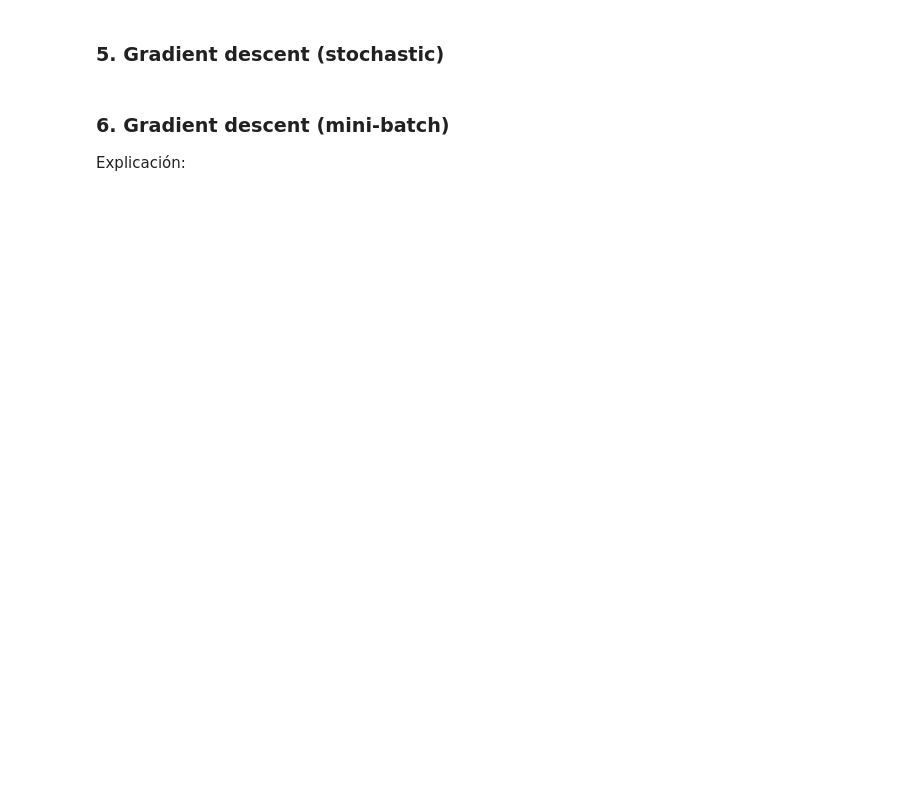
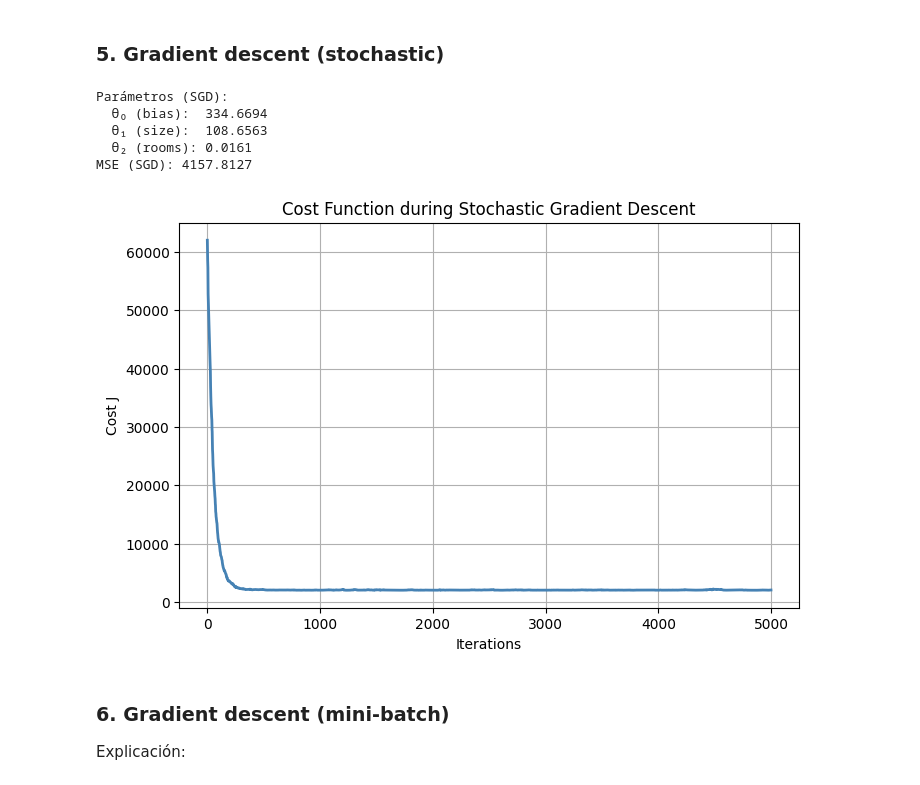
Before and after one commit to ddgant/Multivariate-Linear-Regression, a Jupyter notebook: Multivariate-linear-regression.ipynb, the cells around one changed output. Cells and saved outputs as stored; diff of their text form; code cells hidden in the pictures; blank space fills up the shorter version.

```diff
--- a/Multivariate-linear-regression.ipynb
+++ b/Multivariate-linear-regression.ipynb
@@ -328,3 +505,77 @@ Intercept: [340.41265957] | Coeficient: [array([109.44779647]), array([-6.578354
+# %%
+"""
+Stochastic GD is the extreme case: it uses exactly 1 sample per update.
+"""
+
+def stochastic_gradient_descent(X, y, alpha=0.01, n_iter=5000, random_state=42):
+    """
+    Implementa Stochastic Gradient Descent (SGD) para regresión lineal.
+    En cada iteración usa UN solo ejemplo aleatorio del dataset.
+
+    Args:
+        X            : Matriz de features con bias (n x p)
+        y            : Vector objetivo (n x 1)
+        alpha        : Tasa de aprendizaje
+        n_iter       : Número de iteraciones
+        random_state : Semilla para reproducibilidad
+    Returns:
+        theta        : Parámetros encontrados (p x 1)
+        history      : Historial del costo J (calculado sobre todo el dataset)
+    """
+    np.random.seed(random_state)         # Fijar semilla para reproducibilidad
+    m, p = X.shape                       # m = muestras, p = parámetros
+    theta = np.zeros((p, 1))             # Inicializar θ en ceros
+
+    history = []                         # Historial del costo global
+
+    for i in range(n_iter):
+        # Seleccionar UN índice aleatorio del dataset
+        idx = np.random.randint(0, m)
+
+        # Extraer el único ejemplo (como vectores fila/columna)
+        xi = X[idx, :].reshape(1, -1)    # (1 x p)
+        yi = y[idx].reshape(1, -1)       # (1 x 1)
+
+        # Gradiente basado en un solo ejemplo
+        residual = xi @ theta - yi       # (1 x 1)
+        gradient = xi.T * residual       # (p x 1)
+
+        # Actualizar θ
+        theta = theta - alpha * gradient
+
+        # Registrar el costo GLOBAL (sobre todos los datos) para comparar
+        history.append(cost_function(X, y, theta))
+
+    return theta, history
+
+
+# Ejecutar SGD
+theta_sgd, history_sgd = stochastic_gradient_descent(X, y, alpha=0.01, n_iter=5000)
+
+print("Parámetros (SGD):")
+print(f"  θ₀ (bias):  {theta_sgd[0][0]:.4f}")
+print(f"  θ₁ (size):  {theta_sgd[1][0]:.4f}")
+print(f"  θ₂ (rooms): {theta_sgd[2][0]:.4f}")
+
+mse_sgd = mean_squared_error(y, X @ theta_sgd)
+print(f"MSE (SGD): {mse_sgd:.4f}")
+# %% [output]
+Parámetros (SGD):
+  θ₀ (bias):  334.6694
+  θ₁ (size):  108.6563
+  θ₂ (rooms): 0.0161
+MSE (SGD): 4157.8127
+# %%
+# Graficar el historial del costo durante el entrenamiento (SGD)
+plt.figure(figsize=(8, 5))
+plt.plot(history_sgd, color='steelblue', linewidth=2)
+plt.xlabel("Iterations")
+plt.ylabel("Cost J")
+plt.title("Cost Function during Stochastic Gradient Descent")
+plt.grid(True)
+plt.show()
+# %% [output]
+[figure, added]
 # %% [markdown]
 ### 6. Gradient descent (mini-batch)
 
```
Also changed, not shown: parts of 30 cells of this notebook.
